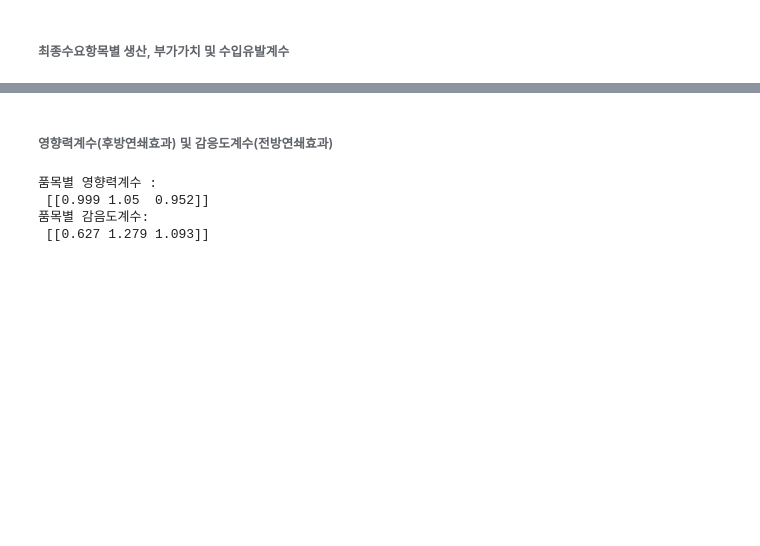
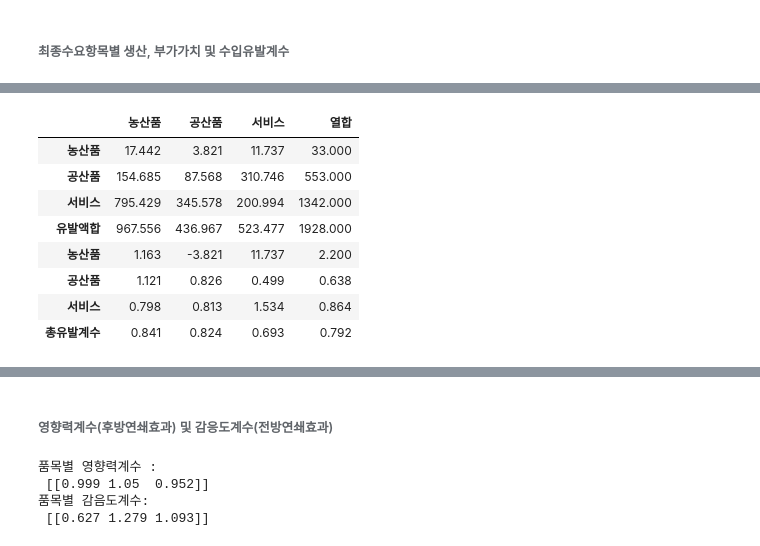
Before and after one commit to Tom-Jung/legendary-funicular, a Jupyter notebook: Ch5. 산업연관효과 분석.ipynb, the cells around one changed output, grey strips where cells are left out. Saved outputs shown, nothing was run; the diff lists cells and outputs as text; code cells hidden in the pictures; blank space fills up the shorter version.

```diff
--- a/Ch5. 산업연관효과 분석.ipynb
+++ b/Ch5. 산업연관효과 분석.ipynb
@@ -258,0 +296,15 @@ print('최종수요항목별(소비, 투자, 수출) 수입유발계수 행합:
+# %%
+df_Lvyd_ff = pd.DataFrame(Lvyd_ff.round(3),
+                         columns = ['농산품', '공산품', '서비스', '열합'],
+                         index=['농산품', '공산품', '서비스','유발액합','농산품', '공산품', '서비스','총유발계수',])
+df_Lvyd_ff
+# %% [output]
+|  | 농산품 | 공산품 | 서비스 | 열합 |
+| 농산품 | 17.442 | 3.821 | 11.737 | 33.000 |
+| 공산품 | 154.685 | 87.568 | 310.746 | 553.000 |
+| 서비스 | 795.429 | 345.578 | 200.994 | 1342.000 |
+| 유발액합 | 967.556 | 436.967 | 523.477 | 1928.000 |
+| 농산품 | 1.163 | -3.821 | 11.737 | 2.200 |
+| 공산품 | 1.121 | 0.826 | 0.499 | 0.638 |
+| 서비스 | 0.798 | 0.813 | 1.534 | 0.864 |
+| 총유발계수 | 0.841 | 0.824 | 0.693 | 0.792 |
```
Also changed, not shown: parts of 19 cells of this notebook.
